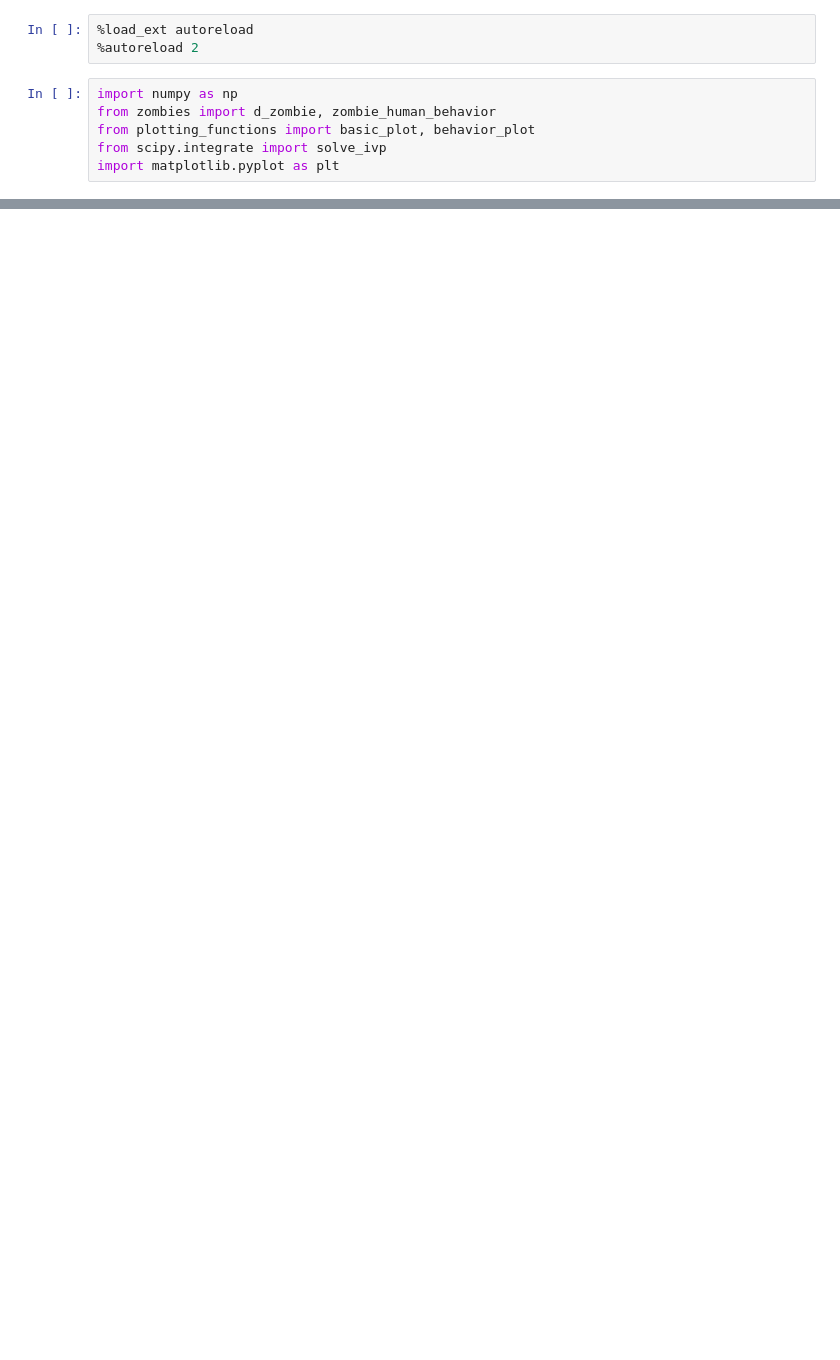
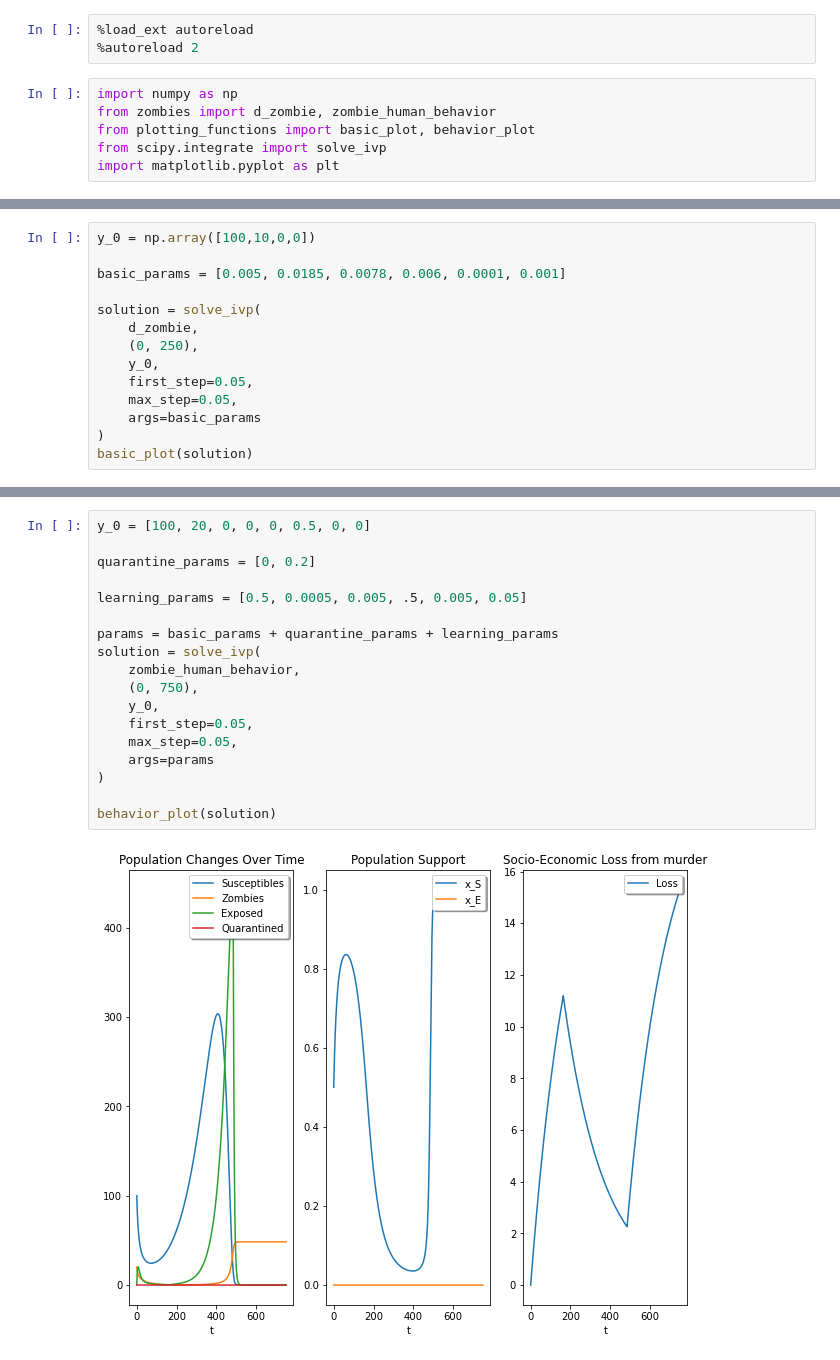
Before and after one commit to lbotti319/zombies, a Jupyter notebook: HumansWinning.ipynb, the cells around one changed output, grey strips where cells are left out. Saved outputs shown, nothing was run; the diff lists cells and outputs as text; blank space fills up the shorter version.

```diff
--- a/HumansWinning.ipynb
+++ b/HumansWinning.ipynb
@@ -9,0 +14,14 @@ import matplotlib.pyplot as plt
+# %%
+y_0 = np.array([100,10,0,0])
+
+basic_params = [0.005, 0.0185, 0.0078, 0.006, 0.0001, 0.001]
+
+solution = solve_ivp(
+    d_zombie,
+    (0, 250),
+    y_0,
+    first_step=0.05,
+    max_step=0.05,
+    args=basic_params
+)
+basic_plot(solution)
@@ -9,0 +34,20 @@ import matplotlib.pyplot as plt
+# %%
+y_0 = [100, 20, 0, 0, 0, 0.5, 0, 0]
+
+quarantine_params = [0, 0.2]
+
+learning_params = [0.5, 0.0005, 0.005, .5, 0.005, 0.05]
+
+params = basic_params + quarantine_params + learning_params
+solution = solve_ivp(
+    zombie_human_behavior,
+    (0, 750),
+    y_0,
+    first_step=0.05,
+    max_step=0.05,
+    args=params
+)
+
+behavior_plot(solution)
+# %% [output]
+[figure, added]
```
Also changed, not shown: parts of 6 cells of this notebook, 4 other files.
